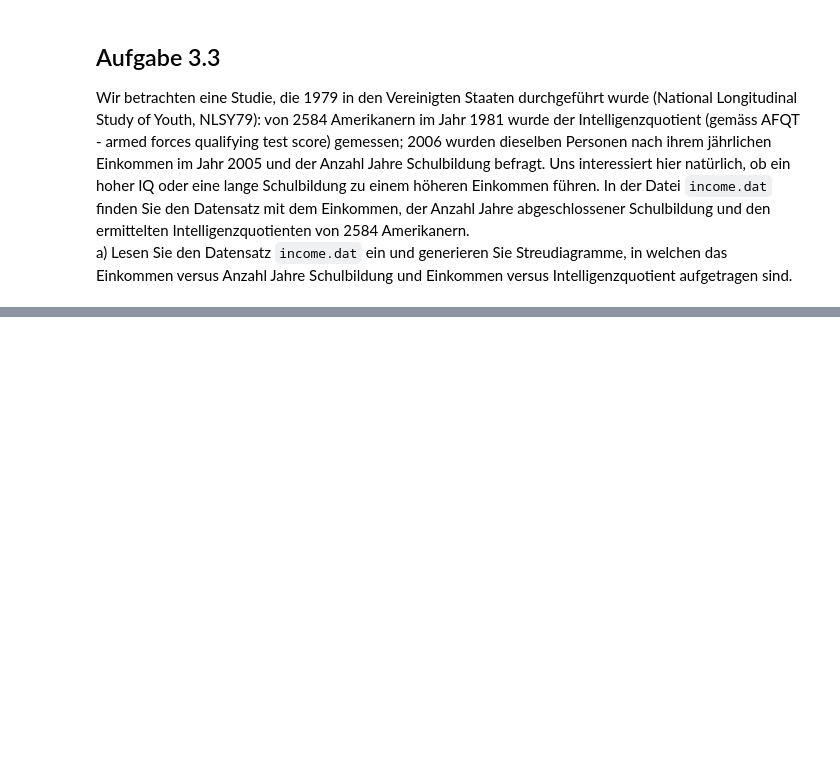
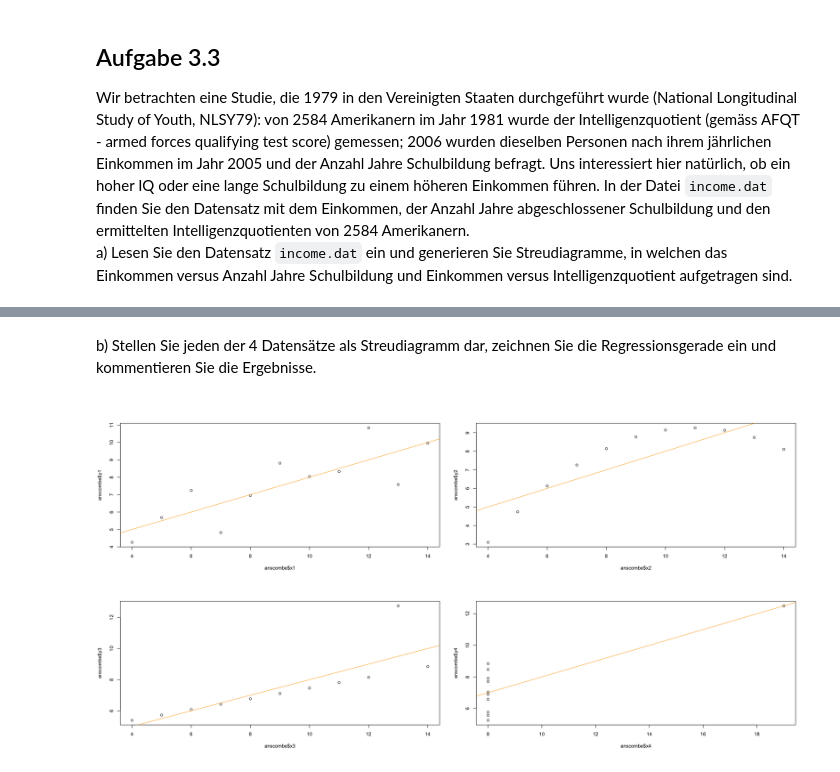
Before and after one commit to Joelius300/hslu-astat-StephanStofer, a Jupyter notebook: exercises/series03.ipynb, the cells around one changed output, grey strips where cells are left out. Saved outputs shown, nothing was run; the diff lists cells and outputs as text; code cells hidden in the pictures; blank space fills up the shorter version.

```diff
--- a/exercises/series03.ipynb
+++ b/exercises/series03.ipynb
@@ -128,0 +185,22 @@ A data.frame: 6 × 3
+# %% [markdown]
+b) Stellen Sie jeden der 4 Datensätze als Streudiagramm dar, zeichnen Sie die Regressionsgerade ein und kommentieren Sie die Ergebnisse.
+# %%
+par(mfrow=c(2,2))
+
+plot(anscombe$x1, anscombe$y1)
+reg1 <- lm(anscombe$y1 ~ anscombe$x1)
+abline(reg1, col="orange")
+
+plot(anscombe$x2, anscombe$y2)
+reg2 <- lm(anscombe$y2 ~ anscombe$x2)
+abline(reg2, col="orange")
+
+plot(anscombe$x3, anscombe$y3)
+reg3 <- lm(anscombe$y3 ~ anscombe$x3)
+abline(reg3, col="orange")
+
+plot(anscombe$x4, anscombe$y4)
+reg4 <- lm(anscombe$y4 ~ anscombe$x4)
+abline(reg4, col="orange")
+# %% [output]
+[figure, added]
```
Also changed, not shown: parts of 17 cells of this notebook.
